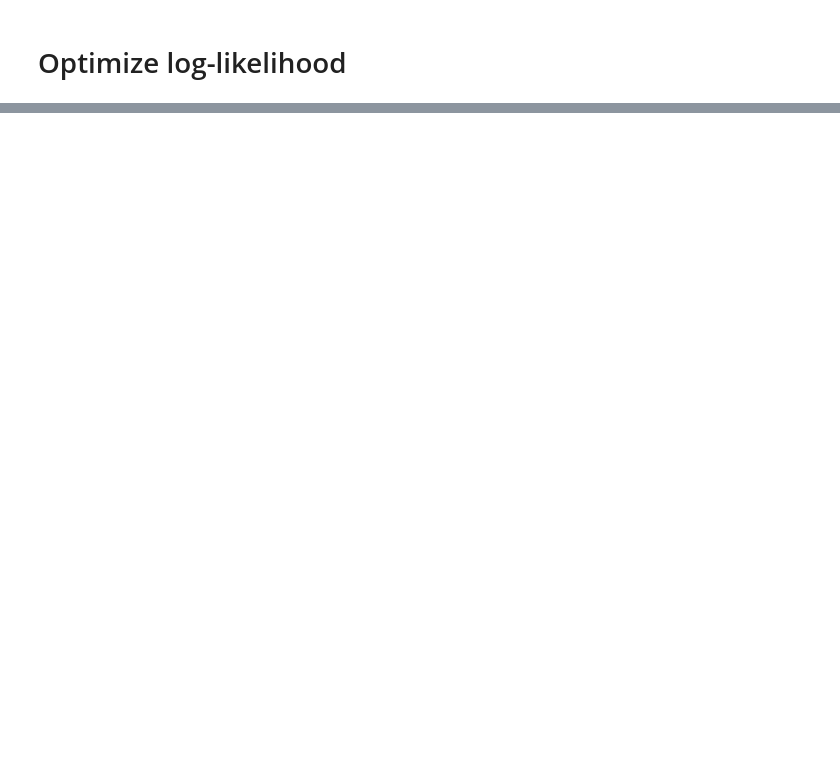
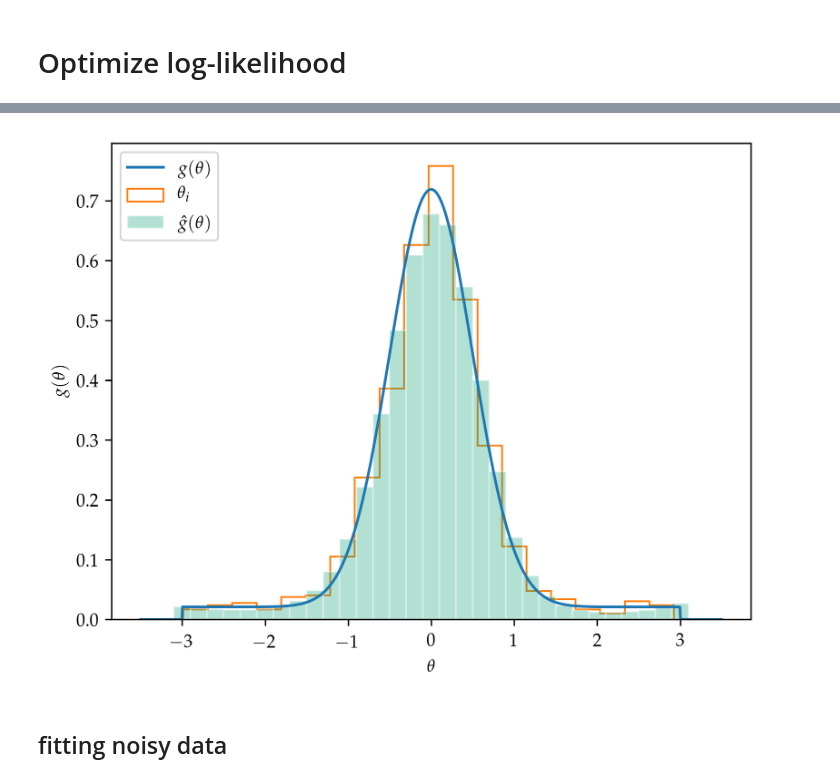
Before and after one commit to maximerischard/DeconvolutionTests.jl, a Jupyter notebook: notebooks/Efron_ExponentialFamily_Splines.ipynb, the cells around one changed output, grey strips where cells are left out. Saved outputs shown, nothing was run; the diff lists cells and outputs as text; code cells hidden in the pictures; blank space fills up the shorter version.

```diff
--- a/notebooks/Efron_ExponentialFamily_Splines.ipynb
+++ b/notebooks/Efron_ExponentialFamily_Splines.ipynb
@@ -412,0 +558,16 @@ d.αcoef
+# %%
+nf_optim = ExpoFamSpline.ExpoSpline(d.domain, d.Qbasis, Optim.minimizer(nf_opt_out))
+
+plt.plot(xx, pdf.(example_gθ, xx), label=L"g(\theta)")
+plt.plt[:hist](θ_sim, histtype="step", normed=true, label=L"\theta_i", bins=20)
+_ylim = plt.ylim()
+plot_pdf(nf_optim, label=L"\hat{g}(\theta)"; facecolor=cbbPalette[3], edgecolor="white", alpha=0.3)
+plt.ylim(_ylim)
+plt.ylabel(L"$g(\theta)$")
+plt.xlabel(L"$\theta$")
+plt.legend(loc="upper left")
+;
+# %% [output]
+[figure, added]
+# %% [markdown]
+## fitting noisy data
```
Also changed, not shown: parts of 45 cells of this notebook.
